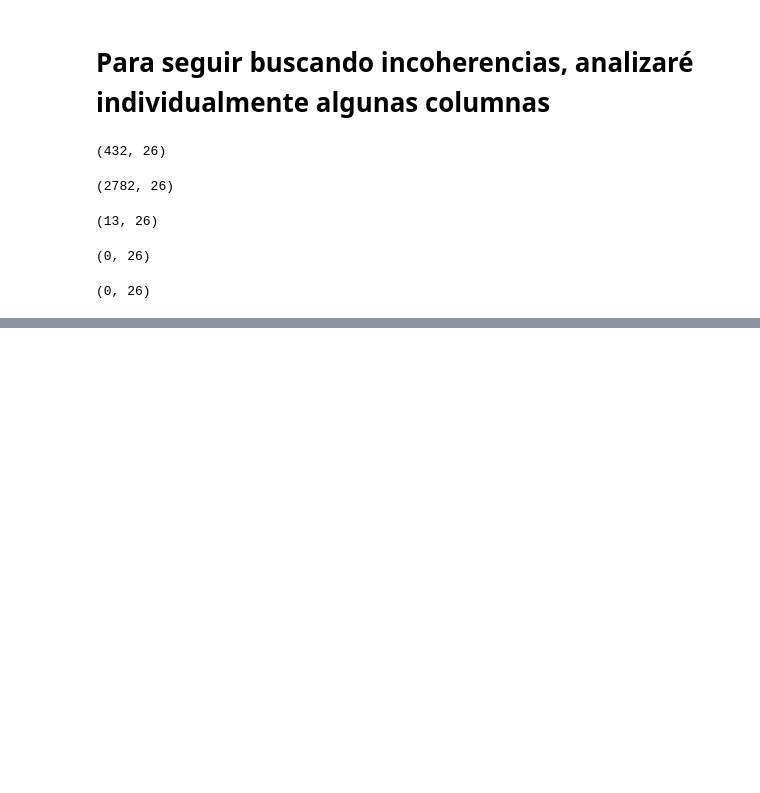
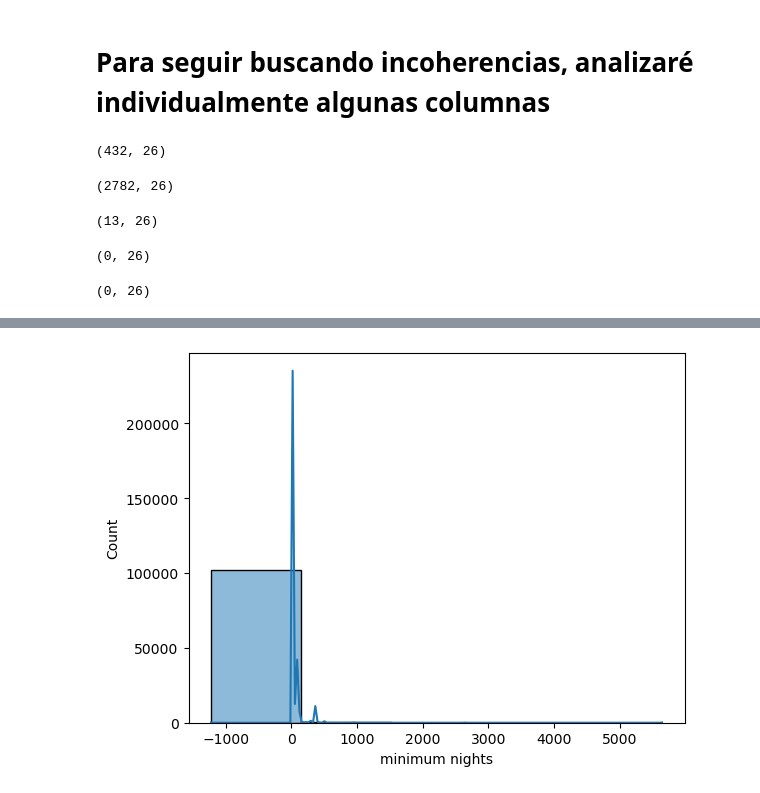
Before and after one commit to OscarFdz24/ProyectoEDA_Airbnb_Evolve, a Jupyter notebook: notebooks/eda.ipynb, the cells around one changed output, grey strips where cells are left out. Drawn from its saved outputs; the diff is of its cells as text; code cells hidden in the pictures; blank space fills up the shorter version.

```diff
--- a/notebooks/eda.ipynb
+++ b/notebooks/eda.ipynb
@@ -182,0 +268,6 @@ airbnb_df[(airbnb_df["reviews per month"] > 0) & (airbnb_df["number of reviews"]
+# %%
+# Aqui realizamos un histograma de las columna "minimum nights" para comprobar si hay valores anomalos o outliers antes de la limpieza.
+sns.histplot(x=airbnb_df["minimum nights"], bins=5, kde=True)
+plt.show();
+# %% [output]
+[figure, added]
```
Also changed, not shown: parts of 16 cells of this notebook.
